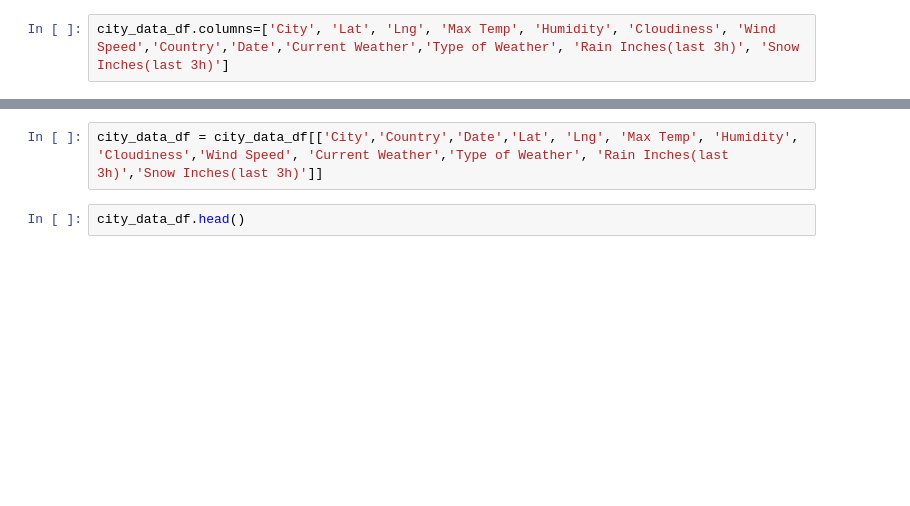
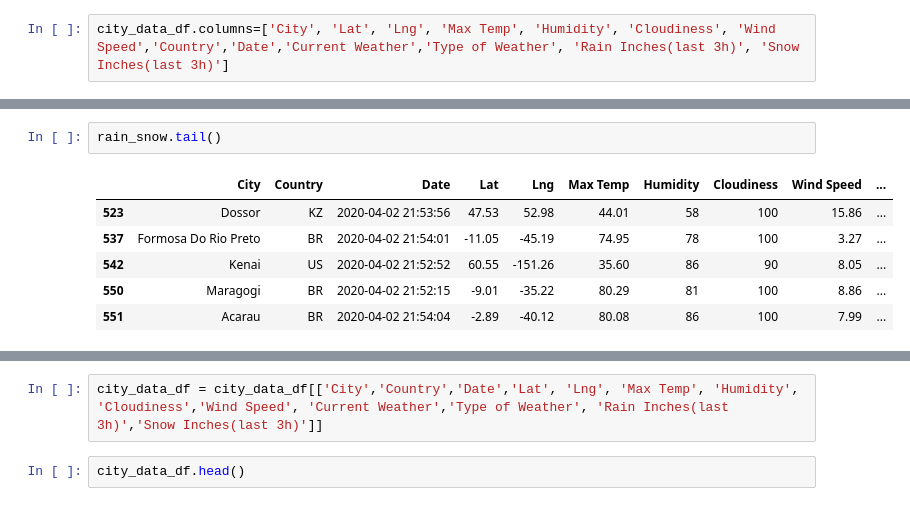
Before and after one commit to blocrunx/World_Weather_Analysis, a Jupyter notebook: Weather_Database.ipynb, the cells around one changed output, grey strips where cells are left out. Cells and saved outputs as stored; diff of their text form; blank space fills up the shorter version.

```diff
--- a/Weather_Database.ipynb
+++ b/Weather_Database.ipynb
@@ -160,0 +174,9 @@ city_data_df.head()
+# %%
+rain_snow.tail()
+# %% [output]
+|  | City | Country | Date | Lat | Lng | Max Temp | Humidity | Cloudiness | Wind Speed | ... |
+| 523 | Dossor | KZ | 2020-04-02 21:53:56 | 47.53 | 52.98 | 44.01 | 58 | 100 | 15.86 | ... |
+| 537 | Formosa Do Rio Preto | BR | 2020-04-02 21:54:01 | -11.05 | -45.19 | 74.95 | 78 | 100 | 3.27 | ... |
+| 542 | Kenai | US | 2020-04-02 21:52:52 | 60.55 | -151.26 | 35.60 | 86 | 90 | 8.05 | ... |
+| 550 | Maragogi | BR | 2020-04-02 21:52:15 | -9.01 | -35.22 | 80.29 | 81 | 100 | 8.86 | ... |
+| 551 | Acarau | BR | 2020-04-02 21:54:04 | -2.89 | -40.12 | 80.08 | 86 | 100 | 7.99 | ... |
```
Also changed, not shown: parts of 8 cells of this notebook, 1 other file.
